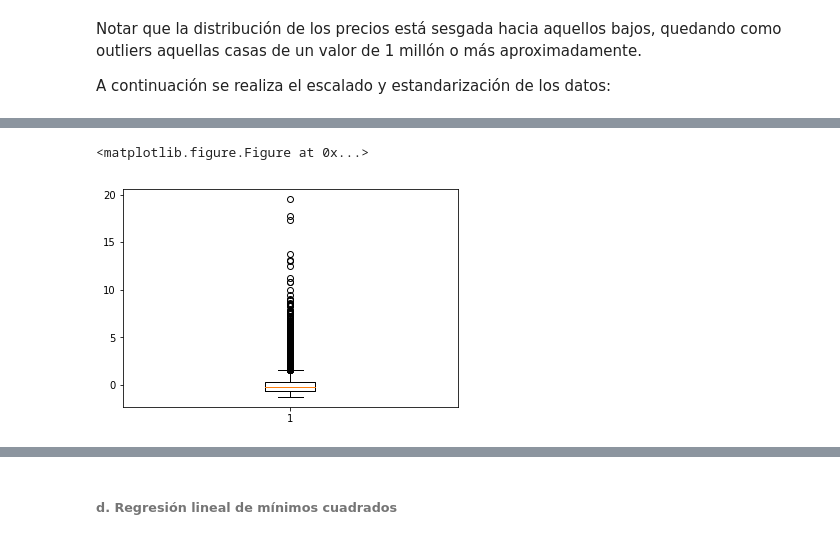
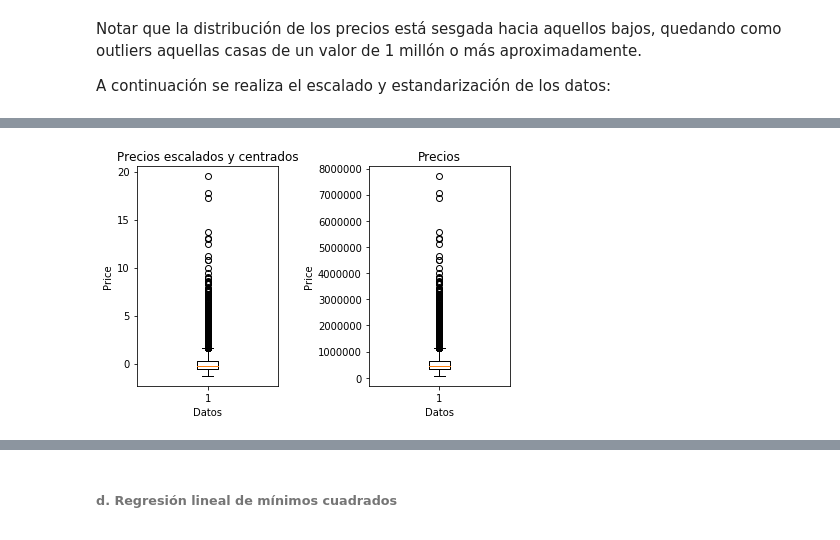
Before and after one commit to Buguemar/Tarea1ML, a Jupyter notebook: Tarea1_JP.ipynb, the cells around one changed output, grey strips where cells are left out. Cells and saved outputs as stored; diff of their text form; code cells hidden in the pictures.

```diff
--- a/Tarea1_JP.ipynb
+++ b/Tarea1_JP.ipynb
@@ -187,14 +184,21 @@ Al graficar los precios escalados, se obtiene:
-# %%
-import matplotlib.pyplot as plt
-
-plt.clf()
-
-fig, ax = plt.subplots(1)
-
-ax.boxplot(list(df_scaled['price']))
-
-plt.show()
-# %% [output]
-<matplotlib.figure.Figure at 0x...>
-[figure, removed]
+# %%
+plt.clf()
+
+plt.subplot(1,2,1)
+plt.boxplot(list(df_scaled['price']))
+plt.xlabel('Datos')
+plt.ylabel('Price')
+plt.title('Precios escalados y centrados')
+
+plt.subplot(1,2,2)
+plt.boxplot(list(df['price']))
+plt.xlabel('Datos')
+plt.ylabel('Price')
+plt.title('Precios')
+
+plt.tight_layout()
+
+plt.show()
+# %% [output]
+[figure, added]
 # %% [markdown]
```
Also changed, not shown: parts of 83 cells of this notebook.
